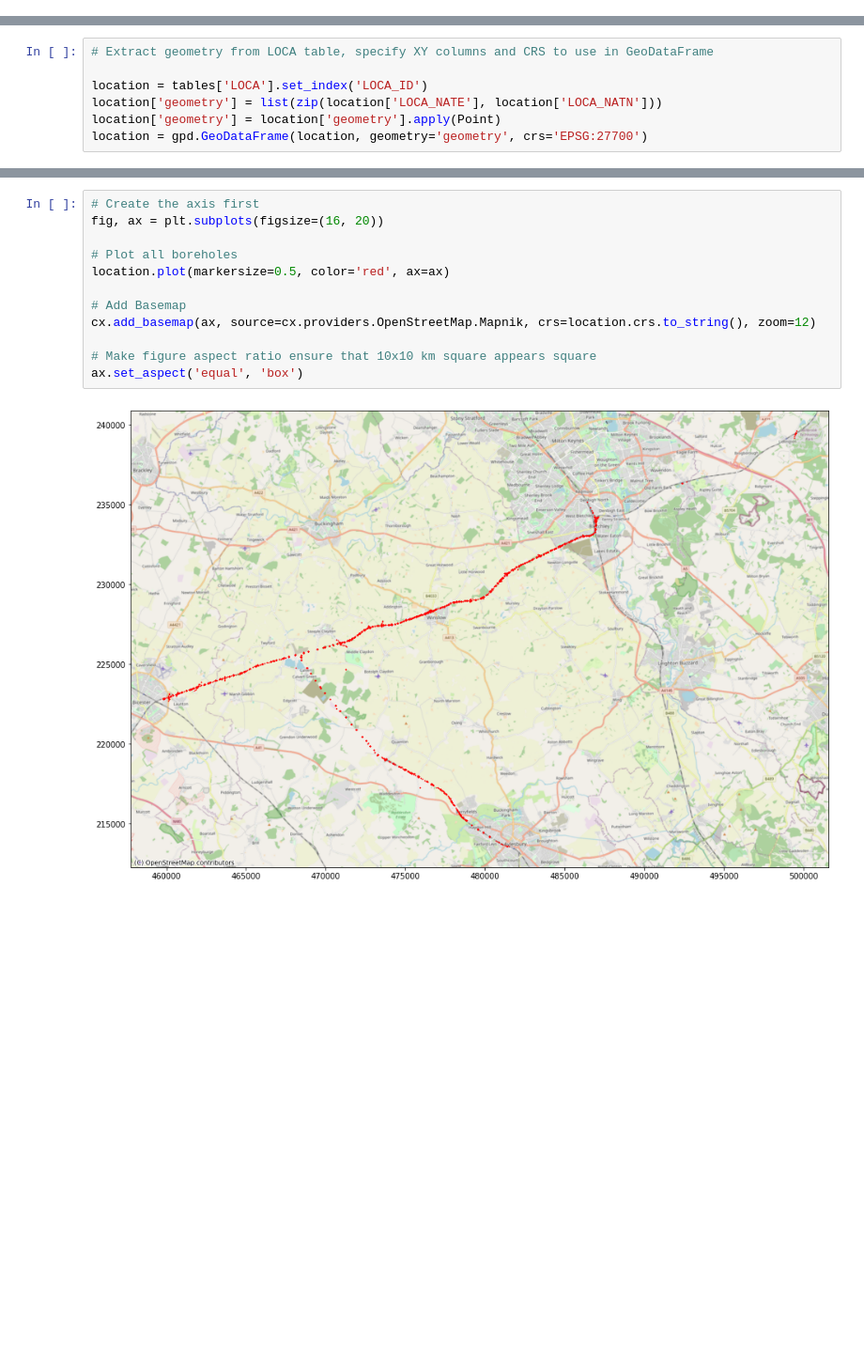
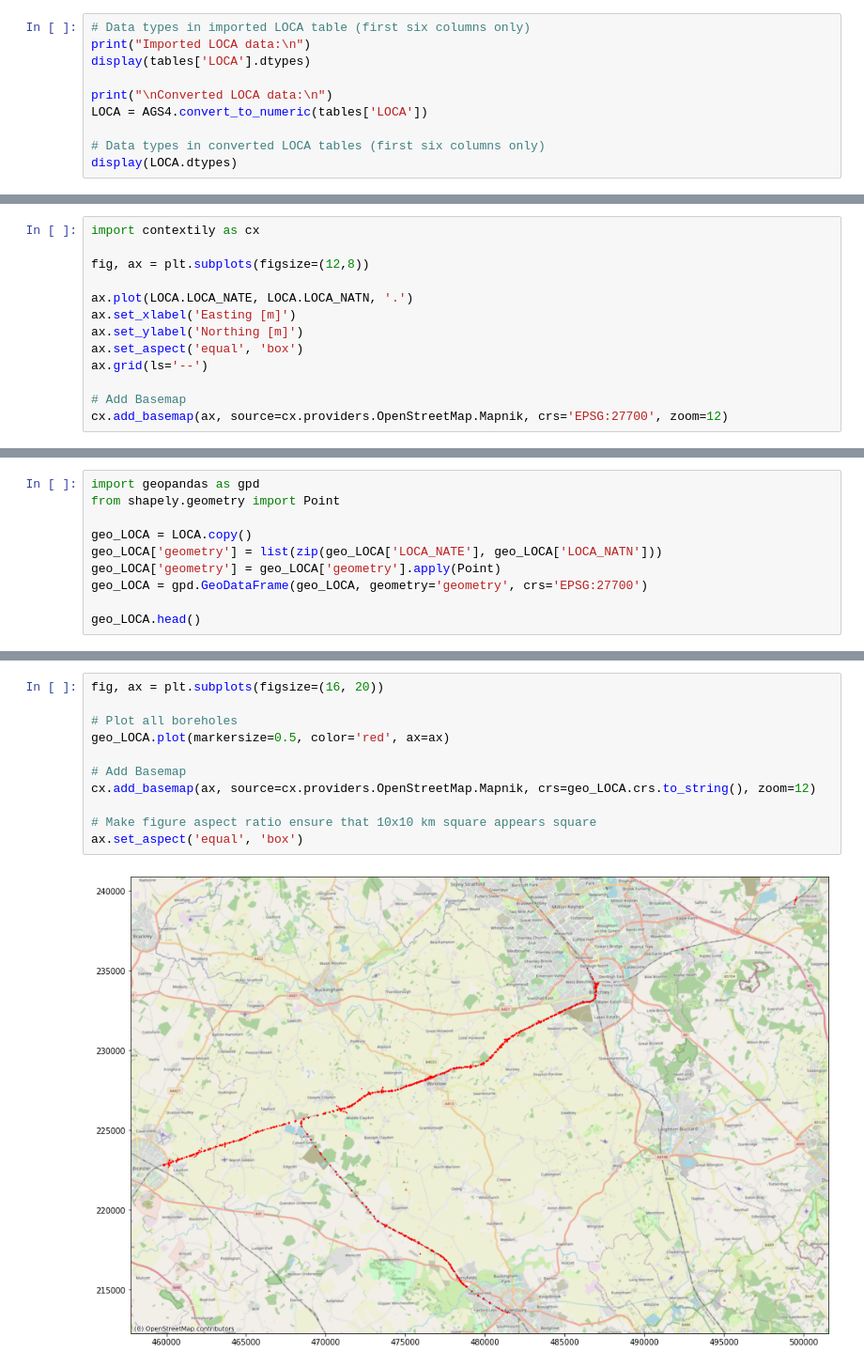
Before and after one commit to asitha-sena/python-ags4, a Jupyter notebook: examples/Plot_locations_and_create_strip_log.ipynb, the cells around one changed output, grey strips where cells are left out. Shown at 94% size. Cells and saved outputs as stored; diff of their text form; blank space fills up the shorter version.

```diff
--- a/examples/Plot_locations_and_create_strip_log.ipynb
+++ b/examples/Plot_locations_and_create_strip_log.ipynb
@@ -99,0 +15,10 @@ tables['LOCA'].head()
+# %%
+# Data types in imported LOCA table (first six columns only)
+print("Imported LOCA data:\n")
+display(tables['LOCA'].dtypes)
+
+print("\nConverted LOCA data:\n")
+LOCA = AGS4.convert_to_numeric(tables['LOCA'])
+
+# Data types in converted LOCA tables (first six columns only)
+display(LOCA.dtypes)
@@ -99,0 +54,13 @@ tables['LOCA'].head()
+# %%
+import contextily as cx
+
+fig, ax = plt.subplots(figsize=(12,8))
+
+ax.plot(LOCA.LOCA_NATE, LOCA.LOCA_NATN, '.')
+ax.set_xlabel('Easting [m]')
+ax.set_ylabel('Northing [m]')
+ax.set_aspect('equal', 'box')
+ax.grid(ls='--')
+
+# Add Basemap
+cx.add_basemap(ax, source=cx.providers.OpenStreetMap.Mapnik, crs='EPSG:27700', zoom=12)
@@ -100,7 +73,10 @@ tables['LOCA'].head()
 # %%
-# Extract geometry from LOCA table, specify XY columns and CRS to use in GeoDataFrame
+import geopandas as gpd
+from shapely.geometry import Point
 
-location = tables['LOCA'].set_index('LOCA_ID')
-location['geometry'] = list(zip(location['LOCA_NATE'], location['LOCA_NATN']))
-location['geometry'] = location['geometry'].apply(Point)
-location = gpd.GeoDataFrame(location, geometry='geometry', crs='EPSG:27700')
+geo_LOCA = LOCA.copy()
+geo_LOCA['geometry'] = list(zip(geo_LOCA['LOCA_NATE'], geo_LOCA['LOCA_NATN']))
+geo_LOCA['geometry'] = geo_LOCA['geometry'].apply(Point)
+geo_LOCA = gpd.GeoDataFrame(geo_LOCA, geometry='geometry', crs='EPSG:27700')
+
+geo_LOCA.head()
@@ -117,15 +90,14 @@ dict_keys(['Mapnik', 'DE', 'CH', 'France', 'HOT', 'BZH'])
 # %%
-# Create the axis first
 fig, ax = plt.subplots(figsize=(16, 20))
 
 # Plot all boreholes
-location.plot(markersize=0.5, color='red', ax=ax)
+geo_LOCA.plot(markersize=0.5, color='red', ax=ax)
 
 # Add Basemap
-cx.add_basemap(ax, source=cx.providers.OpenStreetMap.Mapnik, crs=location.crs.to_string(), zoom=12)
+cx.add_basemap(ax, source=cx.providers.OpenStreetMap.Mapnik, crs=geo_LOCA.crs.to_string(), zoom=12)
 
 # Make figure aspect ratio ensure that 10x10 km square appears square
 ax.set_aspect('equal', 'box')
 # %% [output]
-[figure, old version]
+[figure, new version]
 # %% [markdown]
```
Also changed, not shown: parts of 23 cells of this notebook, 1 other file.
